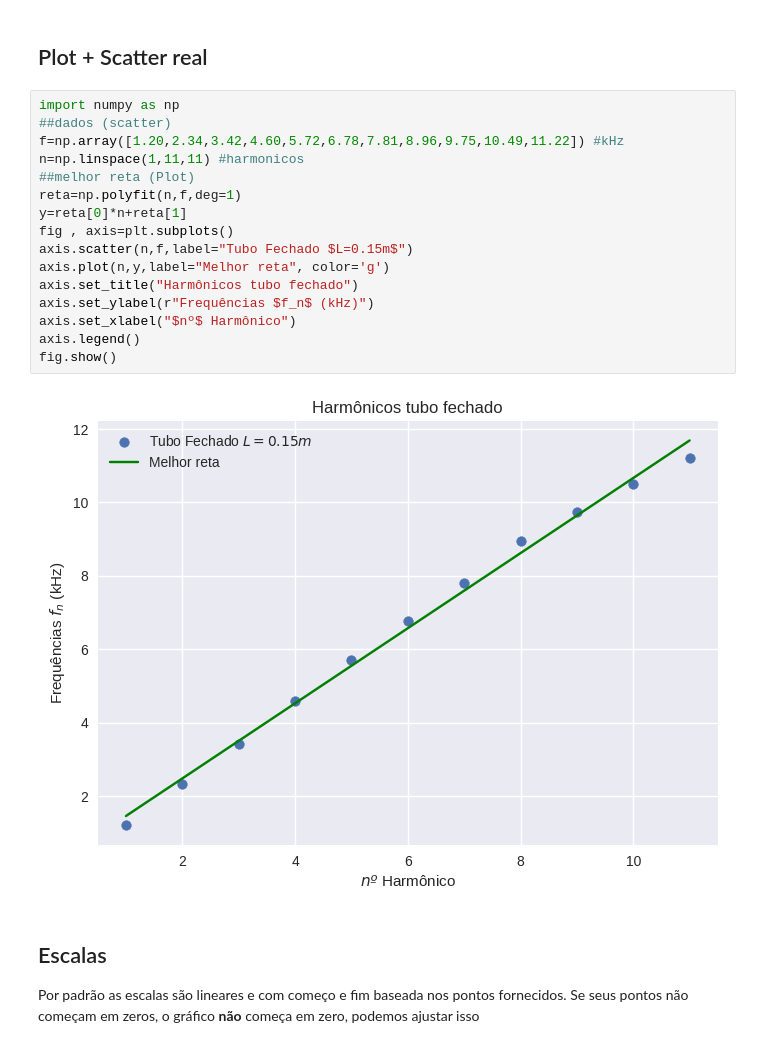
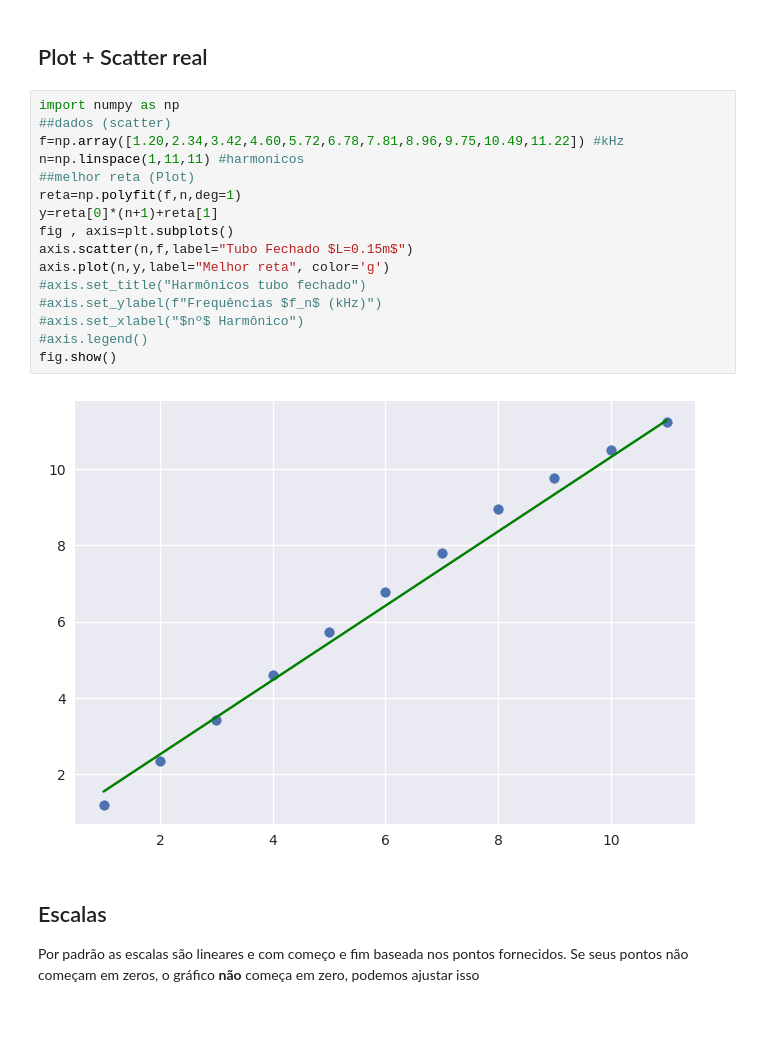
Before and after one commit to viniciusdutra314/CanalSingularidade, a Jupyter notebook: GraficosCientificos/graficos_cientificos.ipynb, the cells around one changed output. Drawn from its saved outputs; the diff is of its cells as text; blank space fills up the shorter version.

```diff
--- a/GraficosCientificos/graficos_cientificos.ipynb
+++ b/GraficosCientificos/graficos_cientificos.ipynb
@@ -209,21 +207,21 @@ fig.show()
 # %%
 import numpy as np
 ##dados (scatter)
 f=np.array([1.20,2.34,3.42,4.60,5.72,6.78,7.81,8.96,9.75,10.49,11.22]) #kHz
 n=np.linspace(1,11,11) #harmonicos
 ##melhor reta (Plot)
-reta=np.polyfit(n,f,deg=1)
-y=reta[0]*n+reta[1]
+reta=np.polyfit(f,n,deg=1)
+y=reta[0]*(n+1)+reta[1]
 fig , axis=plt.subplots()
 axis.scatter(n,f,label="Tubo Fechado $L=0.15m$")
 axis.plot(n,y,label="Melhor reta", color='g')
-axis.set_title("Harmônicos tubo fechado")
-axis.set_ylabel(r"Frequências $f_n$ (kHz)")
-axis.set_xlabel("$nº$ Harmônico")
-axis.legend()
+#axis.set_title("Harmônicos tubo fechado")
+#axis.set_ylabel(f"Frequências $f_n$ (kHz)")
+#axis.set_xlabel("$nº$ Harmônico")
+#axis.legend()
 fig.show()
 # %% [output]
-[figure, old version]
+[figure, new version]
 # %% [markdown]
 ## Escalas
 
```
Also changed, not shown: parts of 19 cells of this notebook.
